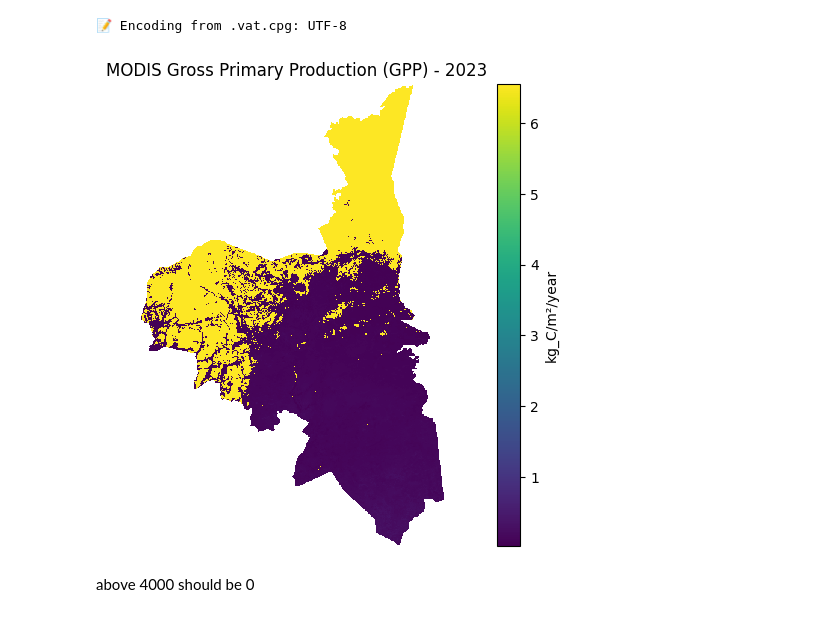
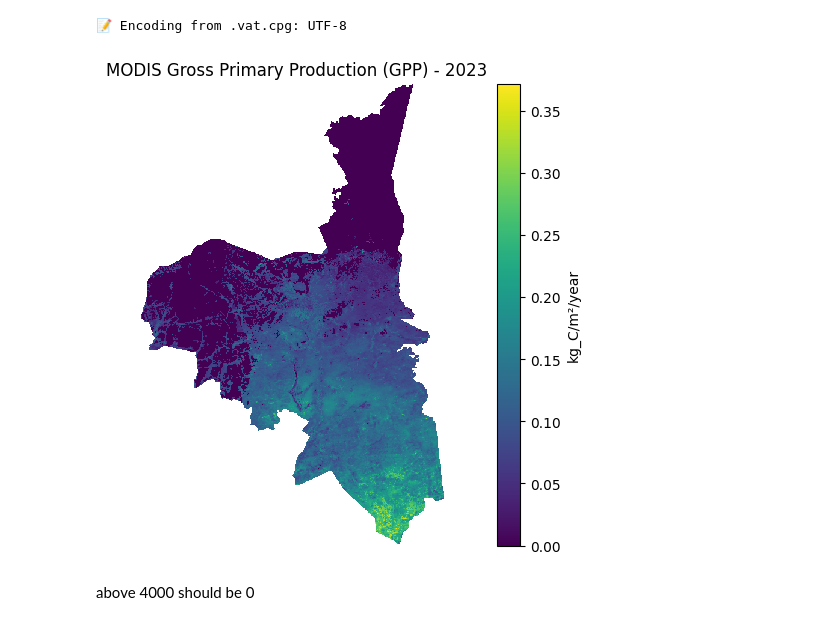
Before and after one commit to CipherCircle-StartHack-2025/Niklas, a Jupyter notebook: exploring_the_data.ipynb, the cells around one changed output. Saved outputs shown, nothing was run; the diff lists cells and outputs as text; code cells hidden in the pictures.

```diff
--- a/exploring_the_data.ipynb
+++ b/exploring_the_data.ipynb
@@ -899,19 +899,20 @@ else:
 📝 Encoding from .vat.cpg: UTF-8
 # %%
 # Remove all data over 4000 (set to NaN)
+gpp_data[gpp_data > 4000] = 0
 
 gpp_data *= 0.0001  # Convert to kg_C/m²/year, https://lpdaac.usgs.gov/products/mod17a2hv006/
 
 # Plot the GPP data
 fig, ax = plt.subplots(figsize=(8, 6))
 cax = ax.imshow(gpp_data, cmap="viridis", interpolation="nearest")
 ax.set_title(f"MODIS Gross Primary Production (GPP) - {year}")
 ax.axis("off")
 
 # Add a colorbar
 cbar = fig.colorbar(cax, ax=ax, orientation="vertical", label="kg_C/m²/year")
 plt.show()
 # %% [output]
-[figure, old version]
+[figure, new version]
 # %% [markdown]
 above 4000 should be 0
```
